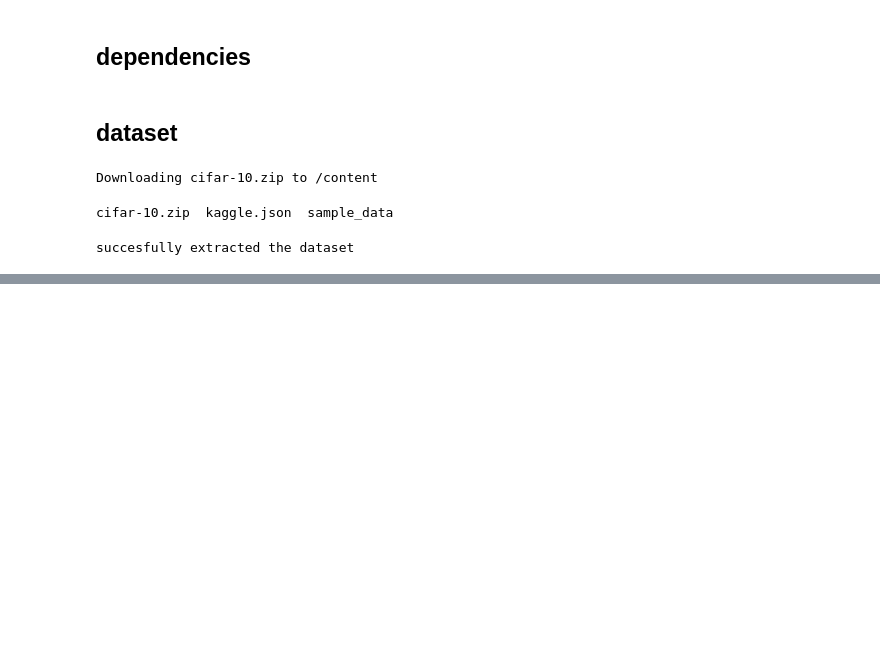
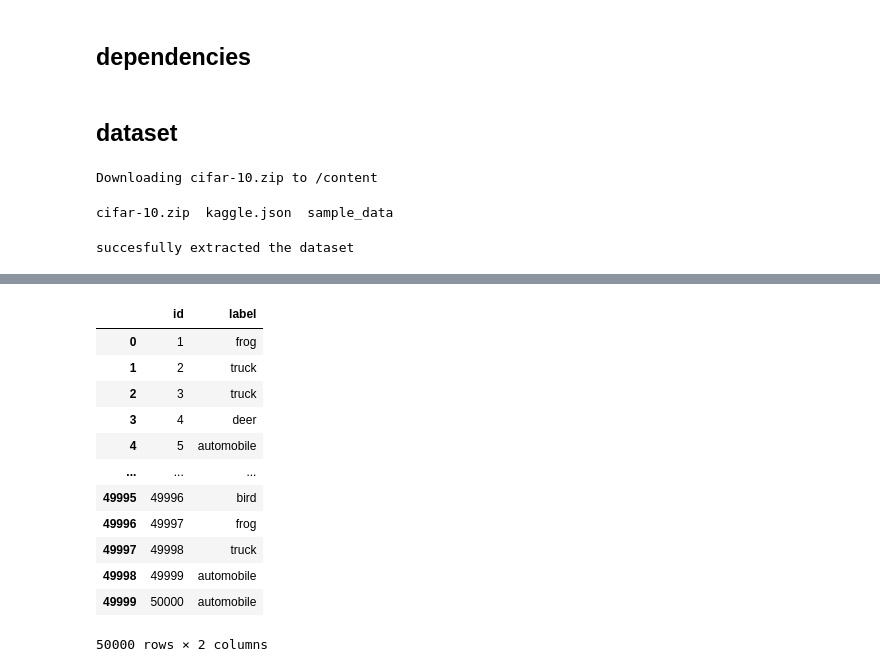
Before and after one commit to kamijoseph/Deep-Learning, a Jupyter notebook: Cifar_10_Recognition.ipynb, the cells around one changed output, grey strips where cells are left out. Saved outputs shown, nothing was run; the diff lists cells and outputs as text; code cells hidden in the pictures; blank space fills up the shorter version.

```diff
--- a/Cifar_10_Recognition.ipynb
+++ b/Cifar_10_Recognition.ipynb
@@ -30,0 +65,4 @@ succesfully extracted the dataset
+# %%
+# labels processing
+labels_df = pd.read_csv("/content/trainLabels.csv")
+labels_df.shape
@@ -30,0 +124,16 @@ succesfully extracted the dataset
+# %%
+labels_df
+# %% [output]
+|  | id | label |
+| 0 | 1 | frog |
+| 1 | 2 | truck |
+| 2 | 3 | truck |
+| 3 | 4 | deer |
+| 4 | 5 | automobile |
+| ... | ... | ... |
+| 49995 | 49996 | bird |
+| 49996 | 49997 | frog |
+| 49997 | 49998 | truck |
+| 49998 | 49999 | automobile |
+| 49999 | 50000 | automobile |
+50000 rows × 2 columns
```
Also changed, not shown: parts of 20 cells of this notebook.
